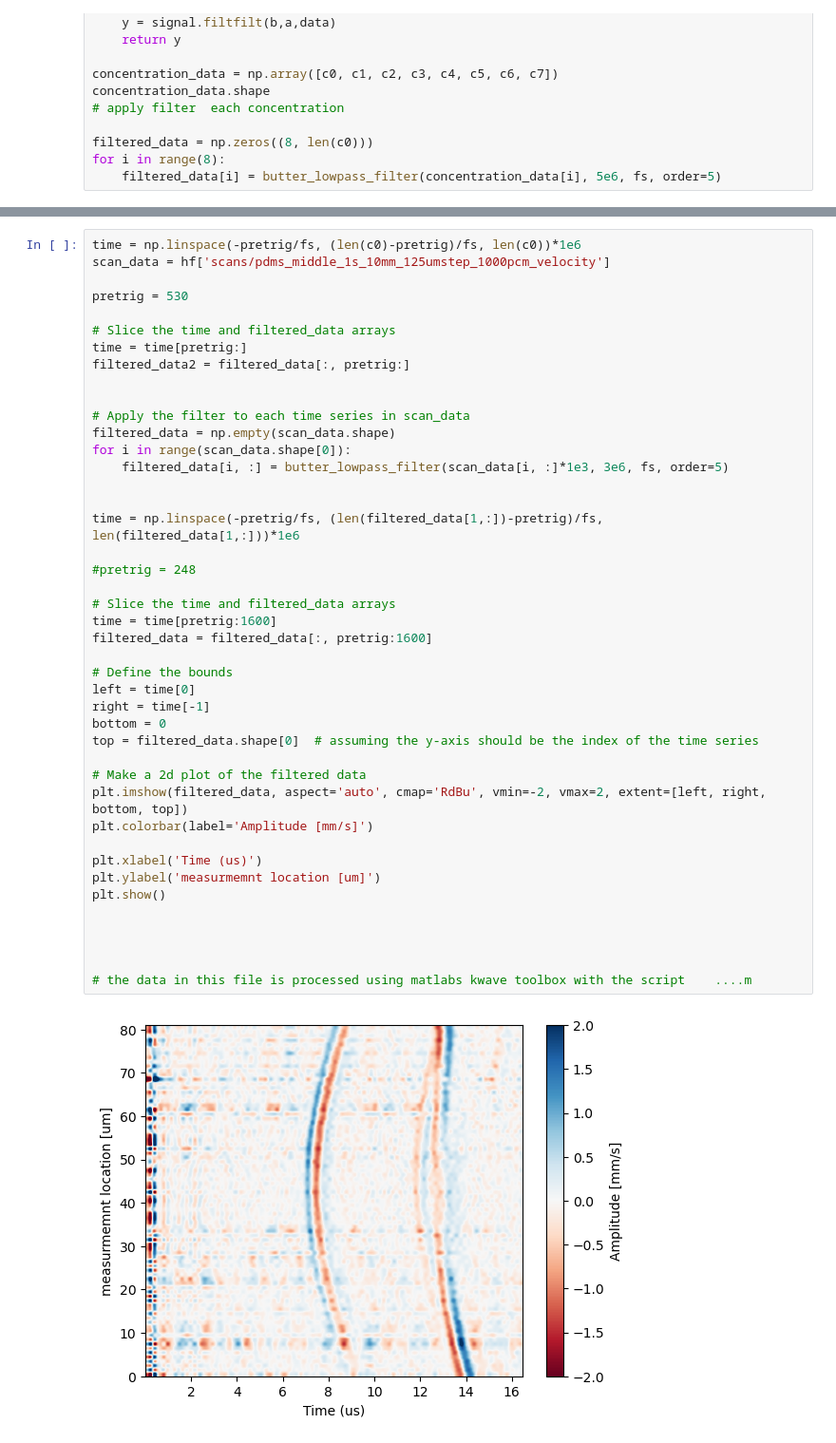
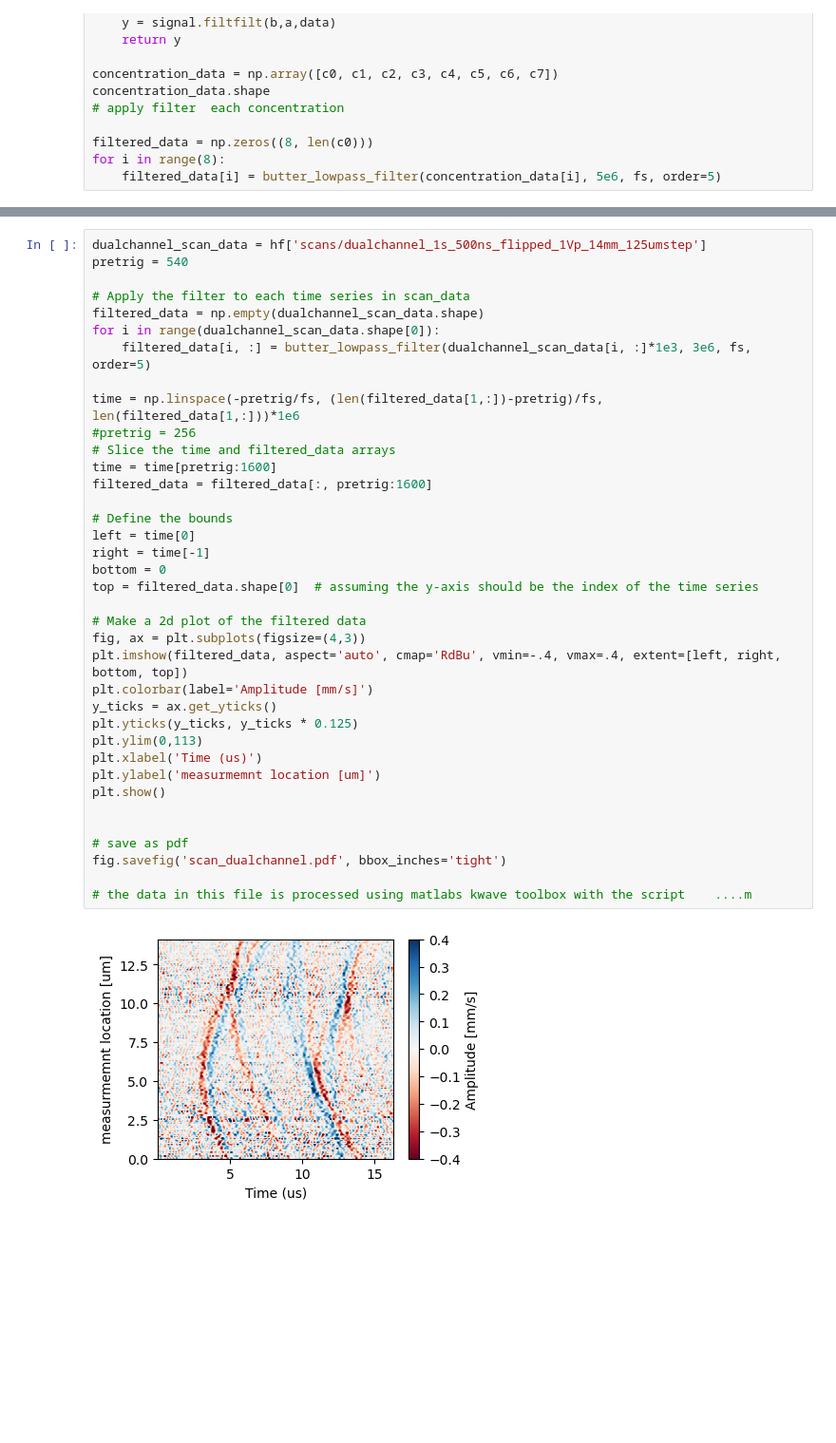
Before and after one commit to edieussa/PA_Data_and_Figures, a Jupyter notebook: PA_LDV_data_analysis.ipynb, the cells around one changed output, grey strips where cells are left out. Shown at 95% size. Saved outputs shown, nothing was run; the diff lists cells and outputs as text; blank space fills up the shorter version.

Commit message:
update changes and data

```diff
--- a/PA_LDV_data_analysis.ipynb
+++ b/PA_LDV_data_analysis.ipynb
@@ -85,45 +211,39 @@ plt.show()
 # %%
-time = np.linspace(-pretrig/fs, (len(c0)-pretrig)/fs, len(c0))*1e6
-scan_data = hf['scans/pdms_middle_1s_10mm_125umstep_1000pcm_velocity']
-
-pretrig = 530
-
-# Slice the time and filtered_data arrays
-time = time[pretrig:]
-filtered_data2 = filtered_data[:, pretrig:]
-
+dualchannel_scan_data = hf['scans/dualchannel_1s_500ns_flipped_1Vp_14mm_125umstep']
+pretrig = 540
 
 # Apply the filter to each time series in scan_data
-filtered_data = np.empty(scan_data.shape)
-for i in range(scan_data.shape[0]):
-    filtered_data[i, :] = butter_lowpass_filter(scan_data[i, :]*1e3, 3e6, fs, order=5)
-
+filtered_data = np.empty(dualchannel_scan_data.shape)
+for i in range(dualchannel_scan_data.shape[0]):
+    filtered_data[i, :] = butter_lowpass_filter(dualchannel_scan_data[i, :]*1e3, 3e6, fs, order=5)
 
 time = np.linspace(-pretrig/fs, (len(filtered_data[1,:])-pretrig)/fs, len(filtered_data[1,:]))*1e6
-
-#pretrig = 248
-
+#pretrig = 256
 # Slice the time and filtered_data arrays
 time = time[pretrig:1600]
 filtered_data = filtered_data[:, pretrig:1600]
 
 # Define the bounds
 left = time[0]
 right = time[-1]
 bottom = 0
 top = filtered_data.shape[0]  # assuming the y-axis should be the index of the time series
 
 # Make a 2d plot of the filtered data
-plt.imshow(filtered_data, aspect='auto', cmap='RdBu', vmin=-2, vmax=2, extent=[left, right, bottom, top])
+fig, ax = plt.subplots(figsize=(4,3))
+plt.imshow(filtered_data, aspect='auto', cmap='RdBu', vmin=-.4, vmax=.4, extent=[left, right, bottom, top])
 plt.colorbar(label='Amplitude [mm/s]')
-
+y_ticks = ax.get_yticks()
+plt.yticks(y_ticks, y_ticks * 0.125)
+plt.ylim(0,113)
 plt.xlabel('Time (us)')
 plt.ylabel('measurmemnt location [um]')
 plt.show()
 
 
-
+# save as pdf
+fig.savefig('scan_dualchannel.pdf', bbox_inches='tight')
 
 # the data in this file is processed using matlabs kwave toolbox with the script    ....m
 # %% [output]
-[figure, old version]
+[figure, new version]
```
Also changed, not shown: parts of 6 cells of this notebook, 1 other file.
